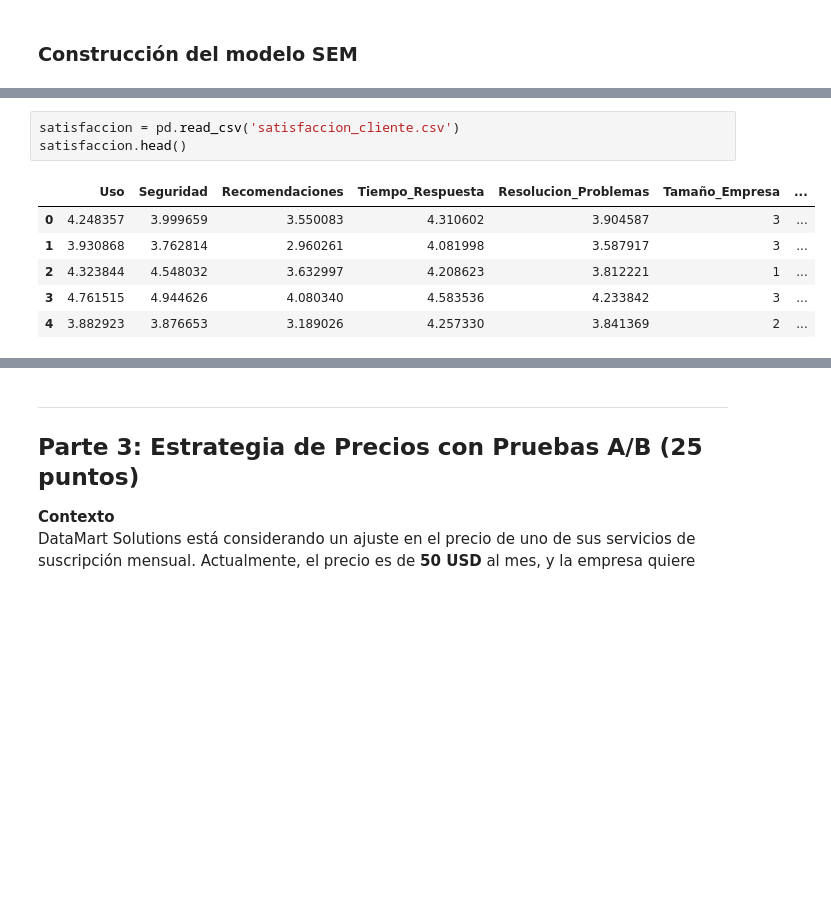
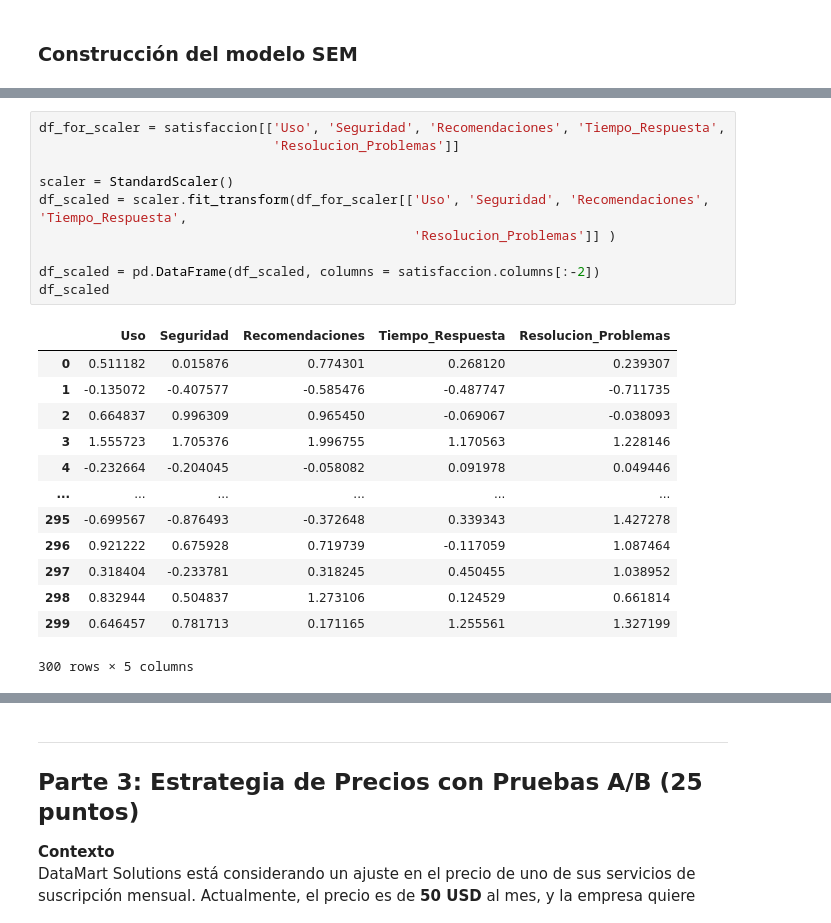
Before and after one commit to luisejdm/Analisis_de_datos_financieros_y_de_diseno_de_indicadores, a Jupyter notebook: Repasos/ex2/examenprueba-2do-parcial.ipynb, the cells around one changed output, grey strips where cells are left out. Saved outputs shown, nothing was run; the diff lists cells and outputs as text; blank space fills up the shorter version.

```diff
--- a/Repasos/ex2/examenprueba-2do-parcial.ipynb
+++ b/Repasos/ex2/examenprueba-2do-parcial.ipynb
@@ -329,13 +346,27 @@ DataMart Solutions quiere mejorar la satisfacción del cliente en su plataforma
 # %%
-satisfaccion = pd.read_csv('satisfaccion_cliente.csv')
-satisfaccion.head()
+df_for_scaler = satisfaccion[['Uso', 'Seguridad', 'Recomendaciones', 'Tiempo_Respuesta',
+                              'Resolucion_Problemas']]
+
+scaler = StandardScaler()
+df_scaled = scaler.fit_transform(df_for_scaler[['Uso', 'Seguridad', 'Recomendaciones', 'Tiempo_Respuesta',
+                                                'Resolucion_Problemas']] )
+
+df_scaled = pd.DataFrame(df_scaled, columns = satisfaccion.columns[:-2])
+df_scaled
 # %% [output]
-|  | Uso | Seguridad | Recomendaciones | Tiempo_Respuesta | Resolucion_Problemas | Tamaño_Empresa | ... |
-| 0 | 4.248357 | 3.999659 | 3.550083 | 4.310602 | 3.904587 | 3 | ... |
-| 1 | 3.930868 | 3.762814 | 2.960261 | 4.081998 | 3.587917 | 3 | ... |
-| 2 | 4.323844 | 4.548032 | 3.632997 | 4.208623 | 3.812221 | 1 | ... |
-| 3 | 4.761515 | 4.944626 | 4.080340 | 4.583536 | 4.233842 | 3 | ... |
-| 4 | 3.882923 | 3.876653 | 3.189026 | 4.257330 | 3.841369 | 2 | ... |
+|  | Uso | Seguridad | Recomendaciones | Tiempo_Respuesta | Resolucion_Problemas |
+| 0 | 0.511182 | 0.015876 | 0.774301 | 0.268120 | 0.239307 |
+| 1 | -0.135072 | -0.407577 | -0.585476 | -0.487747 | -0.711735 |
+| 2 | 0.664837 | 0.996309 | 0.965450 | -0.069067 | -0.038093 |
+| 3 | 1.555723 | 1.705376 | 1.996755 | 1.170563 | 1.228146 |
+| 4 | -0.232664 | -0.204045 | -0.058082 | 0.091978 | 0.049446 |
+| ... | ... | ... | ... | ... | ... |
+| 295 | -0.699567 | -0.876493 | -0.372648 | 0.339343 | 1.427278 |
+| 296 | 0.921222 | 0.675928 | 0.719739 | -0.117059 | 1.087464 |
+| 297 | 0.318404 | -0.233781 | 0.318245 | 0.450455 | 1.038952 |
+| 298 | 0.832944 | 0.504837 | 1.273106 | 0.124529 | 0.661814 |
+| 299 | 0.646457 | 0.781713 | 0.171165 | 1.255561 | 1.327199 |
+300 rows × 5 columns
 # %%
 model_desc = """
 # Latent Variables
```
Also changed, not shown: parts of 27 cells of this notebook, 3 other files.
